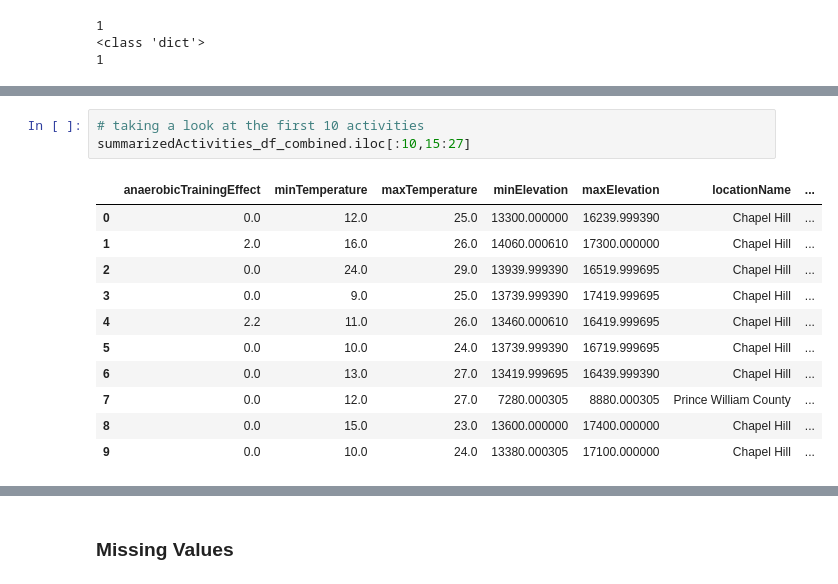
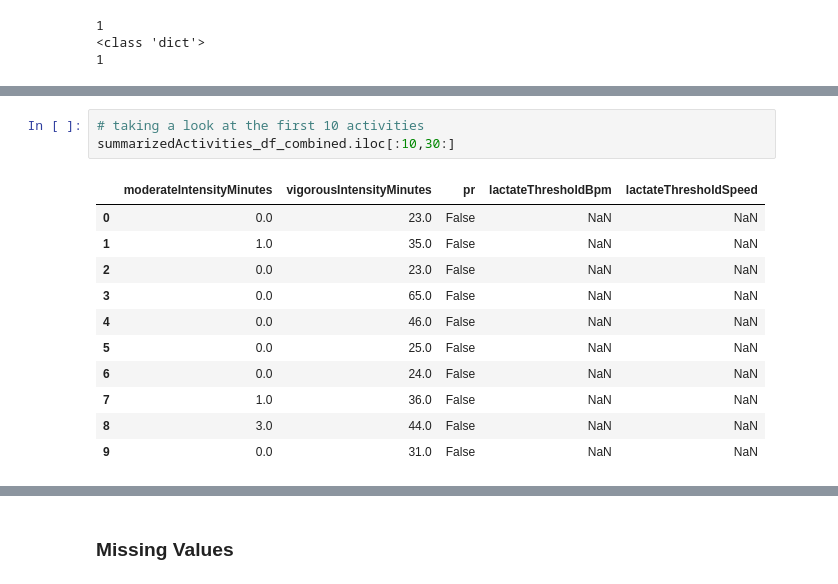
Before and after one commit to marcmehrotra/Springboard, a Jupyter notebook: Capstone Project 2/code/Stage2_Capstone_2_Data_Wrangling.ipynb, the cells around one changed output, grey strips where cells are left out. Drawn from its saved outputs; the diff is of its cells as text.

```diff
--- a/Capstone Project 2/code/Stage2_Capstone_2_Data_Wrangling.ipynb
+++ b/Capstone Project 2/code/Stage2_Capstone_2_Data_Wrangling.ipynb
@@ -313,15 +363,15 @@ summarizedActivities_df_combined.iloc[:10,:15]
 # %%
 # taking a look at the first 10 activities
-summarizedActivities_df_combined.iloc[:10,15:27]
+summarizedActivities_df_combined.iloc[:10,30:]
 # %% [output]
-|  | anaerobicTrainingEffect | minTemperature | maxTemperature | minElevation | maxElevation | locationName | ... |
-| 0 | 0.0 | 12.0 | 25.0 | 13300.000000 | 16239.999390 | Chapel Hill | ... |
-| 1 | 2.0 | 16.0 | 26.0 | 14060.000610 | 17300.000000 | Chapel Hill | ... |
-| 2 | 0.0 | 24.0 | 29.0 | 13939.999390 | 16519.999695 | Chapel Hill | ... |
-| 3 | 0.0 | 9.0 | 25.0 | 13739.999390 | 17419.999695 | Chapel Hill | ... |
-| 4 | 2.2 | 11.0 | 26.0 | 13460.000610 | 16419.999695 | Chapel Hill | ... |
-| 5 | 0.0 | 10.0 | 24.0 | 13739.999390 | 16719.999695 | Chapel Hill | ... |
-| 6 | 0.0 | 13.0 | 27.0 | 13419.999695 | 16439.999390 | Chapel Hill | ... |
-| 7 | 0.0 | 12.0 | 27.0 | 7280.000305 | 8880.000305 | Prince William County | ... |
-| 8 | 0.0 | 15.0 | 23.0 | 13600.000000 | 17400.000000 | Chapel Hill | ... |
-| 9 | 0.0 | 10.0 | 24.0 | 13380.000305 | 17100.000000 | Chapel Hill | ... |
+|  | moderateIntensityMinutes | vigorousIntensityMinutes | pr | lactateThresholdBpm | lactateThresholdSpeed |
+| 0 | 0.0 | 23.0 | False | NaN | NaN |
+| 1 | 1.0 | 35.0 | False | NaN | NaN |
+| 2 | 0.0 | 23.0 | False | NaN | NaN |
+| 3 | 0.0 | 65.0 | False | NaN | NaN |
+| 4 | 0.0 | 46.0 | False | NaN | NaN |
+| 5 | 0.0 | 25.0 | False | NaN | NaN |
+| 6 | 0.0 | 24.0 | False | NaN | NaN |
+| 7 | 1.0 | 36.0 | False | NaN | NaN |
+| 8 | 3.0 | 44.0 | False | NaN | NaN |
+| 9 | 0.0 | 31.0 | False | NaN | NaN |
```
Also changed, not shown: parts of 146 cells of this notebook.
